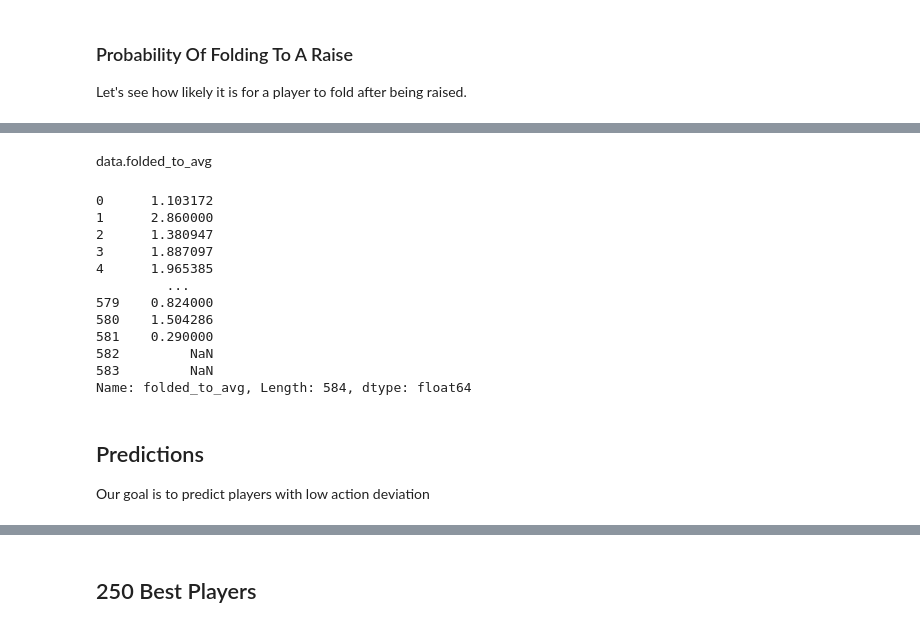
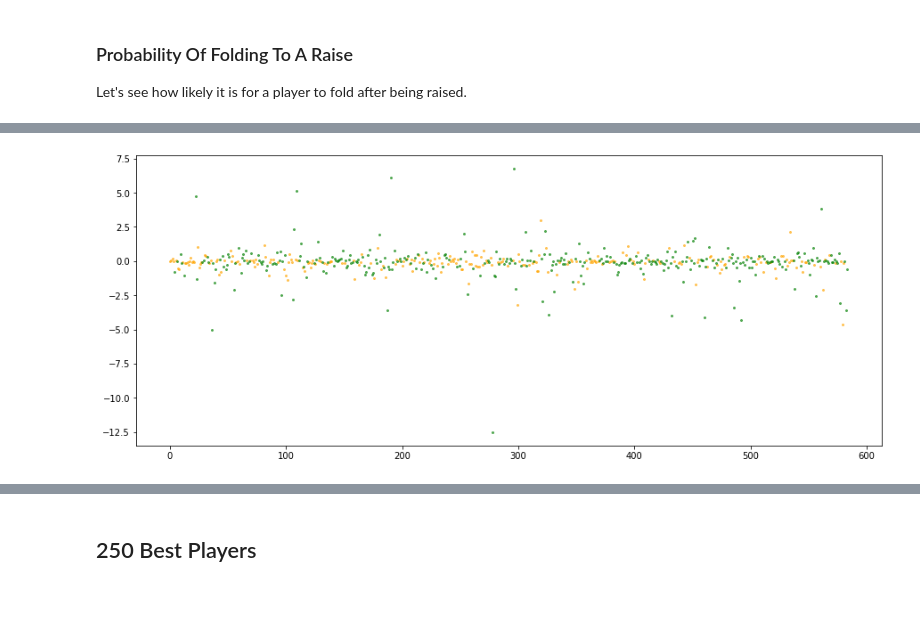
Before and after one commit to kuco23/PokerPlayerPatterns, a Jupyter notebook: notebook.ipynb, the cells around one changed output, grey strips where cells are left out. Saved outputs shown, nothing was run; the diff lists cells and outputs as text; code cells hidden in the pictures; blank space fills up the shorter version.

```diff
--- a/notebook.ipynb
+++ b/notebook.ipynb
@@ -58,7 +59,7 @@ load_path = Path.cwd() / 'tidy_data'
 for file in load_path.iterdir():
     data = pd.read_csv(file)
     if 'round_id' in data.columns:
-        data = data[data.round_id <= nrounds]
+        data = data[data.round_id <= max_round]
     if 'user_id' in data.columns:
         data = data.sort_values('user_id')
     globals()[file.stem] = data
@@ -209,20 +165,0 @@ ax.plot(data.folded_to, )
-# %% [markdown]
-data.folded_to_avg
-# %%
-data.folded_to_avg
-# %% [output]
-0      1.103172
-1      2.860000
-2      1.380947
-3      1.887097
-4      1.965385
-         ...
-579    0.824000
-580    1.504286
-581    0.290000
-582         NaN
-583         NaN
-Name: folded_to_avg, Length: 584, dtype: float64
-# %% [markdown]
-## Predictions
-Our goal is to predict players with low action deviation
@@ -228,0 +199,45 @@ Our goal is to predict players with low action deviation
+# %%
+has_folded = folded_to.has_folded.mean()
+avg_fold = folded_to.folded_to[data.has_folded].mean()
+
+def classifyPlayer(df):
+    hf, ft = (
+        df.has_folded.mean(),
+        df.folded_to[df.has_folded].mean()
+    )
+    if not isinstance(ft, int): ft = 0
+    if hf < has_folded and ft < avg_fold:
+        return 'agressive'
+    elif hf > has_folded:
+        return 'non_agressive'
+    else:
+        return 'neither'
+
+classified = folded_to.groupby('user_id').apply(
+    lambda df: pd.DataFrame(
+        data = {
+            'status': [classifyPlayer(df)]
+        }
+    )
+).ungroup()
+# %%
+fig, ax = plt.subplots(1, 1, figsize=(15, 6))
+setAxConfig(ax1, '', '', 'avg winnings')
+
+p1 = classified[classified.status == 'agressive'].merge(
+    winnings, 'outer', 'user_id'
+).dropna()
+p2 = classified[classified.status == 'non_agressive'].merge(
+    winnings, 'outer', 'user_id'
+).dropna()
+
+ax.scatter(
+    p1.user_id, p1.mean_won,
+    s=4, c='orange', alpha=0.6
+);
+ax.scatter(
+    p2.user_id, p2.mean_won,
+    s=4, c='green', alpha=0.6
+);
+# %% [output]
+[figure, added]
```
Also changed, not shown: parts of 19 cells of this notebook.
